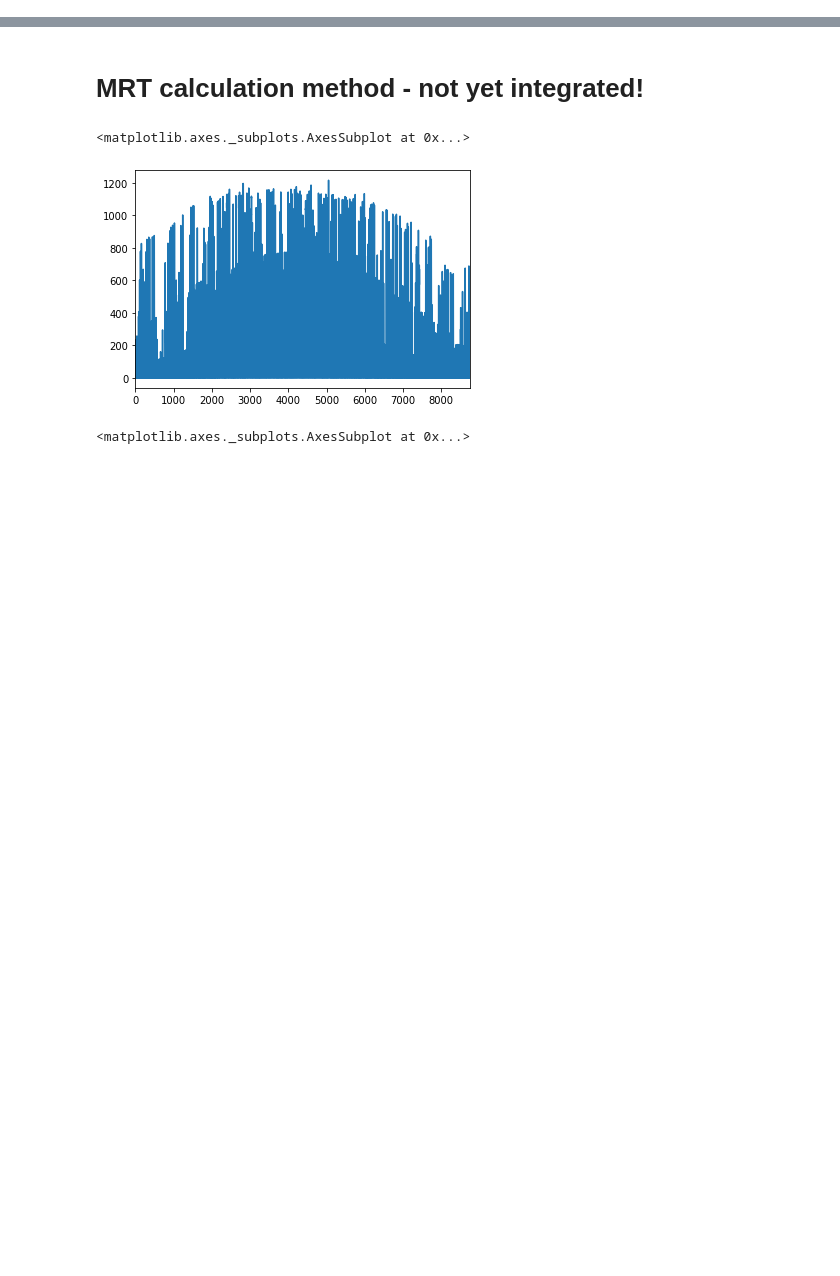
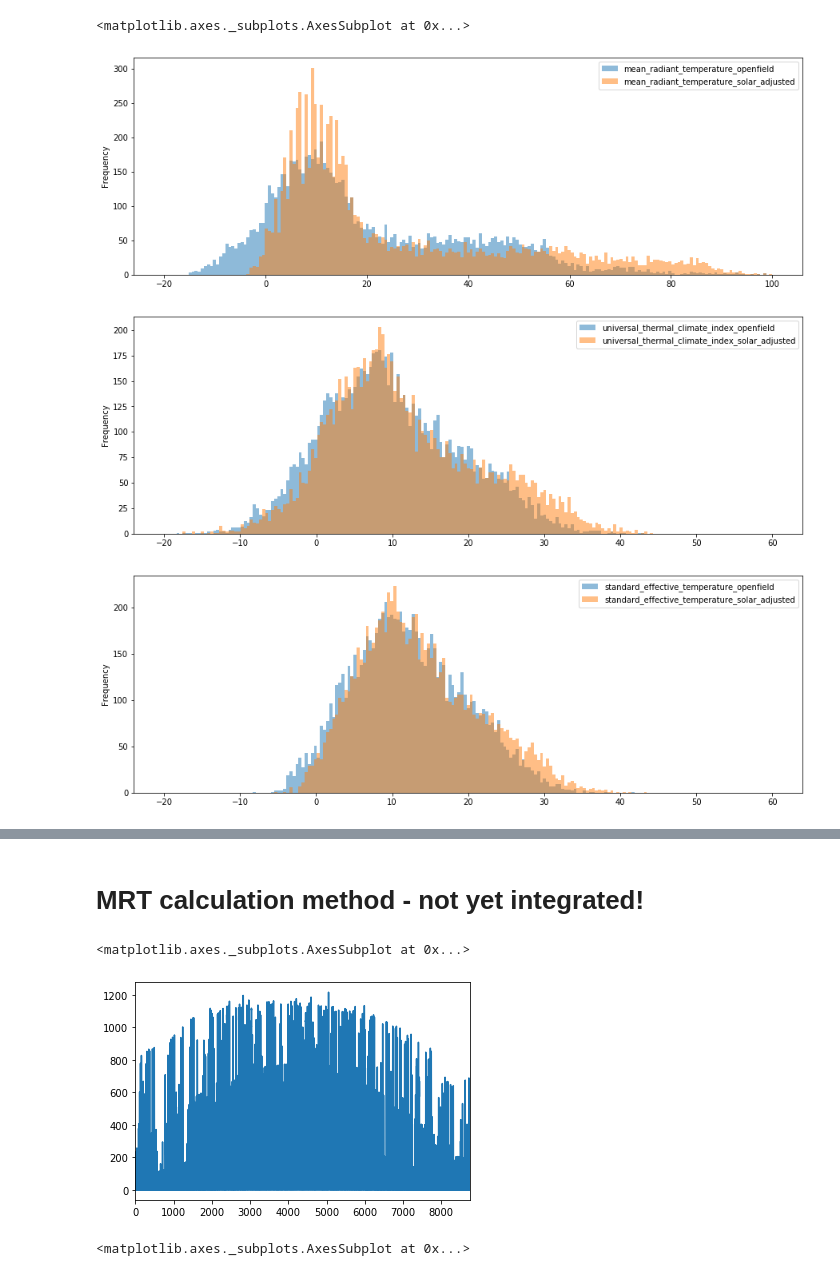
Before and after one commit to cycle13/climate, a Jupyter notebook: test.ipynb, the cells around one changed output, grey strips where cells are left out. Drawn from its saved outputs; the diff is of its cells as text; code cells hidden in the pictures; blank space fills up the shorter version.

```diff
--- a/test.ipynb
+++ b/test.ipynb
@@ -19,7 +19,7 @@ import pandas as pd
 from climate.core import Weather
 
 # Load weather
-epw_file = "./test/weatherfile_London.epw"
+epw_file = "./test/weatherfile_Christchurch.epw"
 weather = Weather(epw_file).read(sky_matrix=True)
 # %% [output]
 Ground temperature approximation successful
@@ -52,3 +40,20 @@ weather.to_df()
+# %%
+fig, ax = plt.subplots(1, 1, figsize=(15, 5))
+weather.mean_radiant_temperature_openfield.plot(ax=ax, legend=True, kind="hist", bins=np.linspace(-20, 100, 200), alpha=0.5)
+weather.mean_radiant_temperature_solar_adjusted.plot(ax=ax, legend=True, kind="hist", bins=np.linspace(-20, 100, 200), alpha=0.5)
+
+fig, ax = plt.subplots(1, 1, figsize=(15, 5))
+weather.universal_thermal_climate_index_openfield.plot(ax=ax, legend=True, kind="hist", bins=np.linspace(-20, 60, 200), alpha=0.5)
+weather.universal_thermal_climate_index_solar_adjusted.plot(ax=ax, legend=True, kind="hist", bins=np.linspace(-20, 60, 200), alpha=0.5)
+
+fig, ax = plt.subplots(1, 1, figsize=(15, 5))
+weather.standard_effective_temperature_openfield.plot(ax=ax, legend=True, kind="hist", bins=np.linspace(-20, 60, 200), alpha=0.5)
+weather.standard_effective_temperature_solar_adjusted.plot(ax=ax, legend=True, kind="hist", bins=np.linspace(-20, 60, 200), alpha=0.5)
+# %% [output]
+<matplotlib.axes._subplots.AxesSubplot at 0x...>
+[figure, added]
+[figure, added]
+[figure, added]
 # %%
 # Method to create DataFrame from attributes
 self = weather
```
Also changed, not shown: parts of 4 cells of this notebook, 6 other files.
